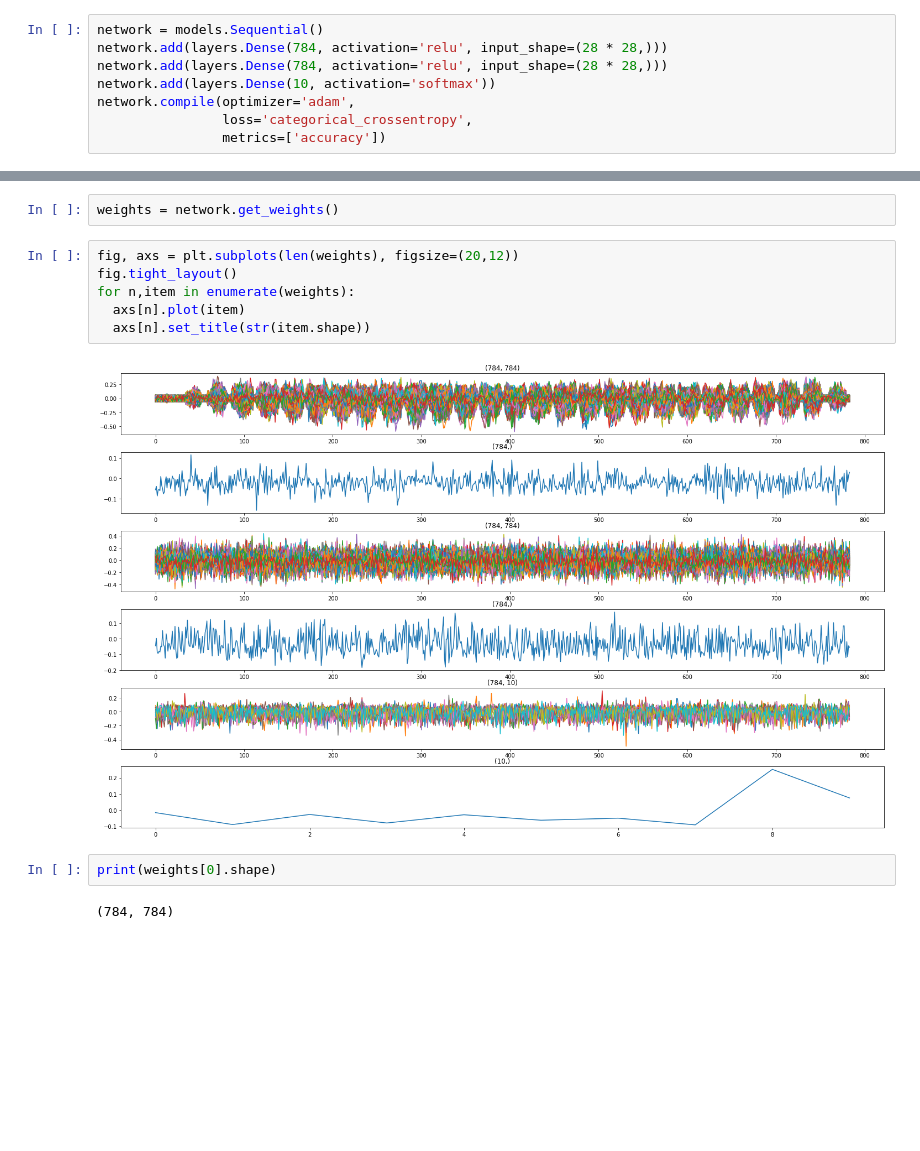
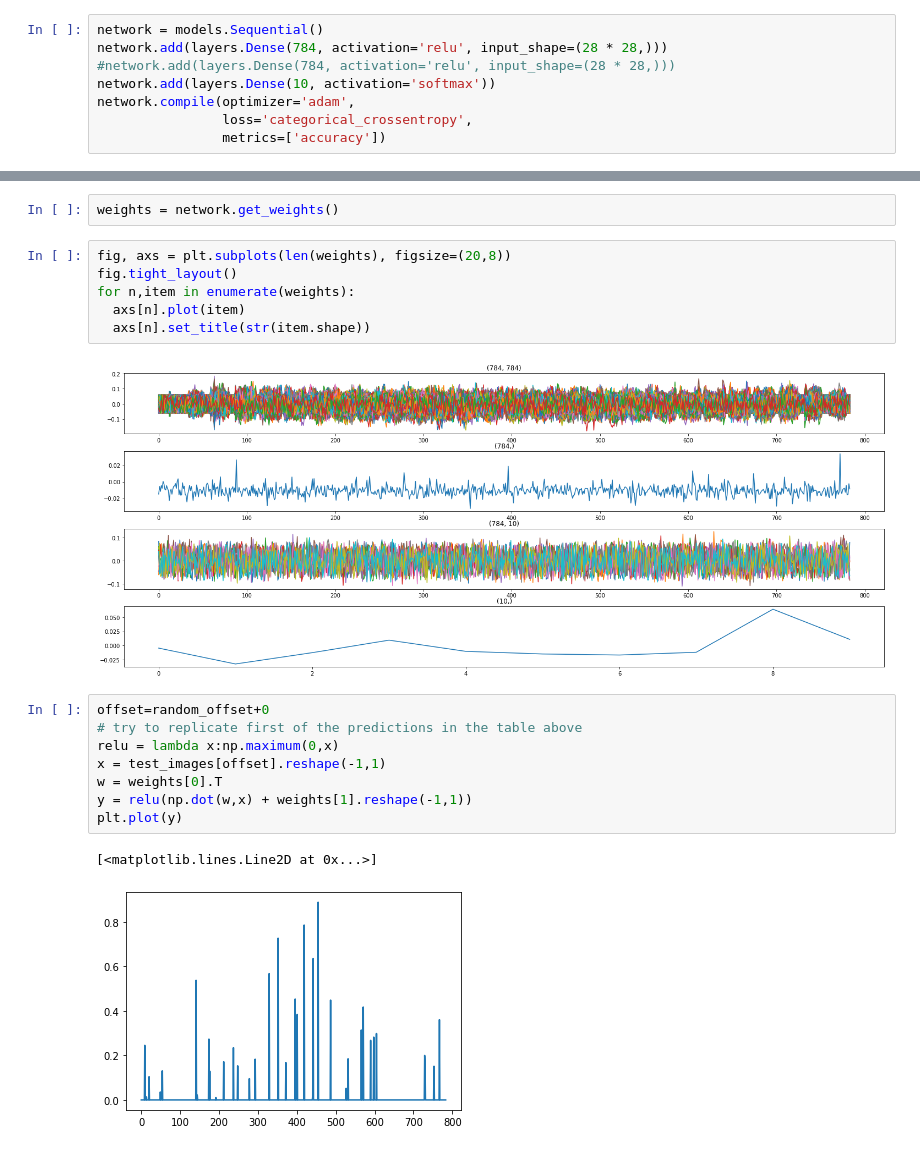
Before and after one commit to qleisan/colab_test, a Jupyter notebook: qleisanKerasMnist.ipynb, the cells around one changed output, grey strips where cells are left out. Saved outputs shown, nothing was run; the diff lists cells and outputs as text; blank space fills up the shorter version.

Commit message:
Inference working (fixed reshape vs transpose bug)

```diff
--- a/qleisanKerasMnist.ipynb
+++ b/qleisanKerasMnist.ipynb
@@ -17,7 +13,7 @@ Downloading data from https://storage.googleapis.com/tensorflow/tf-keras-dataset
 # %%
 network = models.Sequential()
 network.add(layers.Dense(784, activation='relu', input_shape=(28 * 28,)))
-network.add(layers.Dense(784, activation='relu', input_shape=(28 * 28,)))
+#network.add(layers.Dense(784, activation='relu', input_shape=(28 * 28,)))
 network.add(layers.Dense(10, activation='softmax'))
 network.compile(optimizer='adam',
                 loss='categorical_crossentropy',
@@ -90,14 +87,21 @@ Now try to make inference without using any Keras/TF
 # %%
 weights = network.get_weights()
 # %%
-fig, axs = plt.subplots(len(weights), figsize=(20,12))
+fig, axs = plt.subplots(len(weights), figsize=(20,8))
 fig.tight_layout()
 for n,item in enumerate(weights):
   axs[n].plot(item)
   axs[n].set_title(str(item.shape))
 # %% [output]
-[figure, old version]
+[figure, new version]
-# %%
-print(weights[0].shape)
-# %% [output]
-(784, 784)
+# %%
+offset=random_offset+0
+# try to replicate first of the predictions in the table above
+relu = lambda x:np.maximum(0,x)
+x = test_images[offset].reshape(-1,1)
+w = weights[0].T
+y = relu(np.dot(w,x) + weights[1].reshape(-1,1))
+plt.plot(y)
+# %% [output]
+[<matplotlib.lines.Line2D at 0x...>]
+[figure, added]
```
Also changed, not shown: parts of 6 cells of this notebook.
